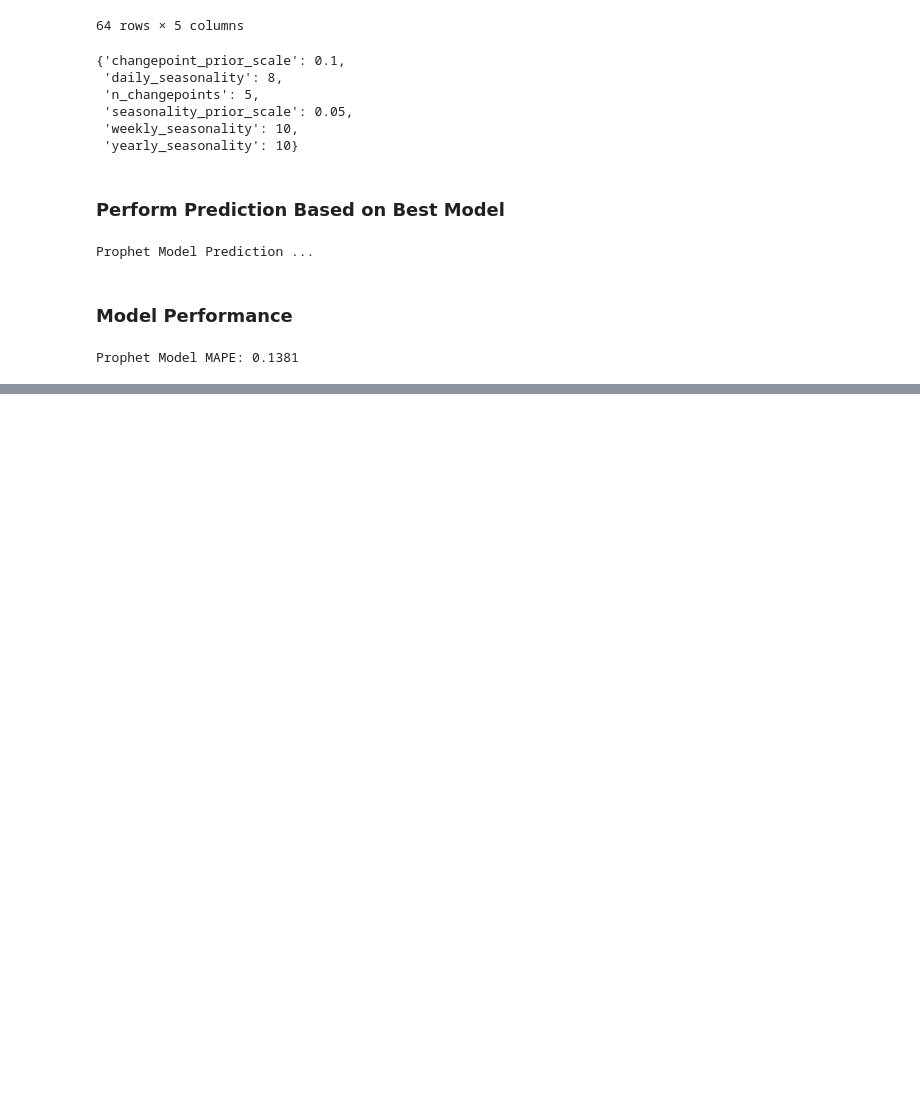
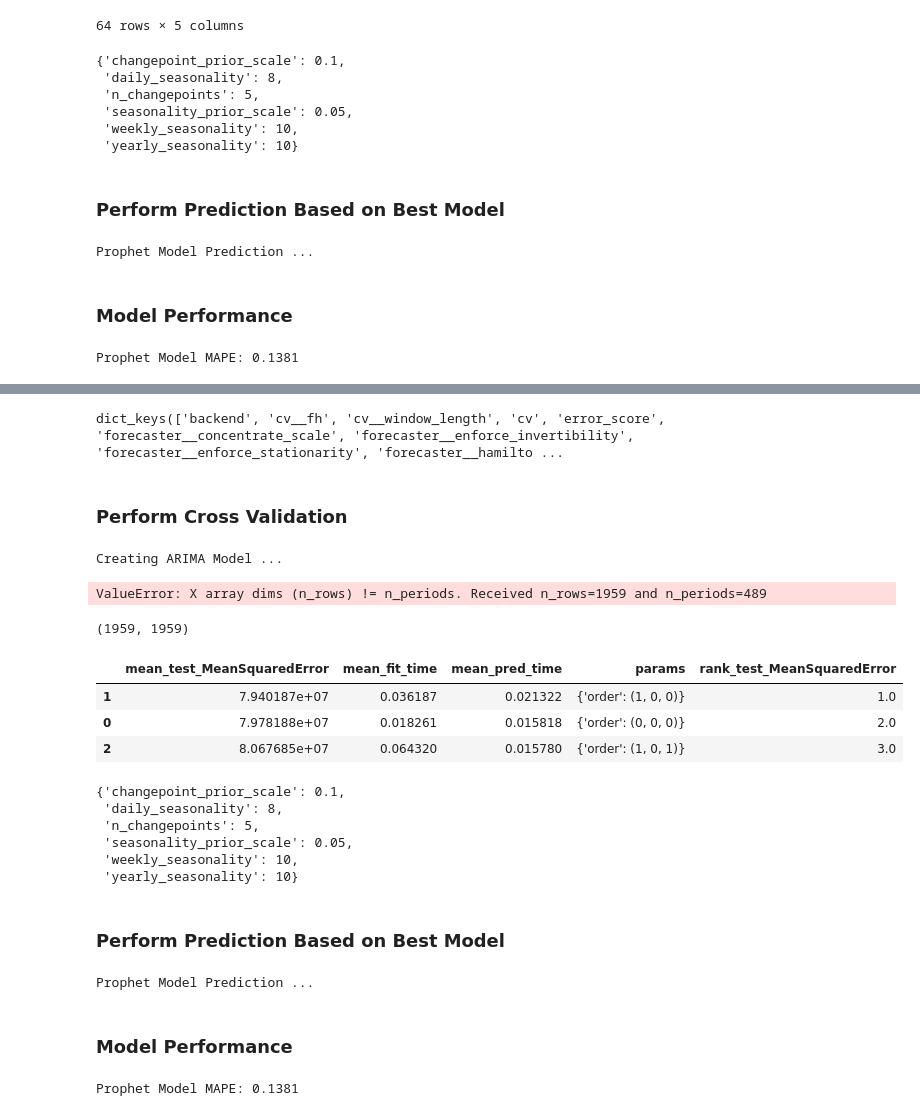
Before and after one commit to kusumy/skk_analytics, a Jupyter notebook: gas_prod/insample/search_model_best_parameter.ipynb, the cells around one changed output, grey strips where cells are left out. Saved outputs shown, nothing was run; the diff lists cells and outputs as text; code cells hidden in the pictures; blank space fills up the shorter version.

```diff
--- a/gas_prod/insample/search_model_best_parameter.ipynb
+++ b/gas_prod/insample/search_model_best_parameter.ipynb
@@ -423,0 +449,64 @@ print("Random Forest Model Parameters "+prophet_param)
+# %%
+arima_param_grid = {'order':[(0,0,0),(1,0,0),(1,0,1)]
+                    }
+
+# create regressor object
+arima_forecaster = ARIMA(suppress_warnings=True) #If using SKTime AutoArima
+cv_arima = SingleWindowSplitter(fh=fh_int)
+gscv_arima = ForecastingGridSearchCV(arima_forecaster, cv=cv_arima, param_grid=arima_param_grid, n_jobs=-1, scoring=mse, error_score='raise')
+# %%
+gscv_arima.get_params().keys()
+# %% [output]
+dict_keys(['backend', 'cv__fh', 'cv__window_length', 'cv', 'error_score', 'forecaster__concentrate_scale', 'forecaster__enforce_invertibility', 'forecaster__enforce_stationarity', 'forecaster__hamilto ...
+# %% [markdown]
+### Perform Cross Validation
+# %%
+#X_train = X_train.asfreq('D')
+
+# Perform Cross Validation Model
+print("Creating ARIMA Model ...")
+gscv_arima.fit(y_train) #, X_train
+# %% [output]
+Creating ARIMA Model ...
+ValueError: X array dims (n_rows) != n_periods. Received n_rows=1959 and n_periods=489
+# %%
+len(y_train), len(X_train)
+# %% [output]
+(1959, 1959)
+# %%
+# Show top 10 best models based on scoring function
+gscv_arima.cv_results_.sort_values(by='rank_test_MeanSquaredError', ascending=True)
+# %% [output]
+|  | mean_test_MeanSquaredError | mean_fit_time | mean_pred_time | params | rank_test_MeanSquaredError |
+| 1 | 7.940187e+07 | 0.036187 | 0.021322 | {'order': (1, 0, 0)} | 1.0 |
+| 0 | 7.978188e+07 | 0.018261 | 0.015818 | {'order': (0, 0, 0)} | 2.0 |
+| 2 | 8.067685e+07 | 0.064320 | 0.015780 | {'order': (1, 0, 1)} | 3.0 |
+# %%
+# Show best model parameters
+gscv_prophet.best_params_
+# %% [output]
+{'changepoint_prior_scale': 0.1,
+ 'daily_seasonality': 8,
+ 'n_changepoints': 5,
+ 'seasonality_prior_scale': 0.05,
+ 'weekly_seasonality': 10,
+ 'yearly_seasonality': 10}
+# %% [markdown]
+### Perform Prediction Based on Best Model
+# %%
+print("Prophet Model Prediction ...")
+#rf_forecast = rf_forecaster.predict(fh) #, X=X_test
+prophet_forecast = gscv_prophet.best_forecaster_.predict(fh, X=X_test)#, X=X_test
+# %% [output]
+Prophet Model Prediction ...
+# %% [markdown]
+### Model Performance
+# %%
+# Create MAPE
+y_pred_prophet = pd.DataFrame(prophet_forecast).applymap('{:.2f}'.format)
+#y_pred_xgb
+prophet_mape = mean_absolute_percentage_error(y_test['lng_production'], y_pred_prophet)
+prophet_mape_str = str('MAPE: %.4f' % prophet_mape)
+print("Prophet Model "+ prophet_mape_str)
+# %% [output]
+Prophet Model MAPE: 0.1381
```
Also changed, not shown: parts of 7 cells of this notebook.
